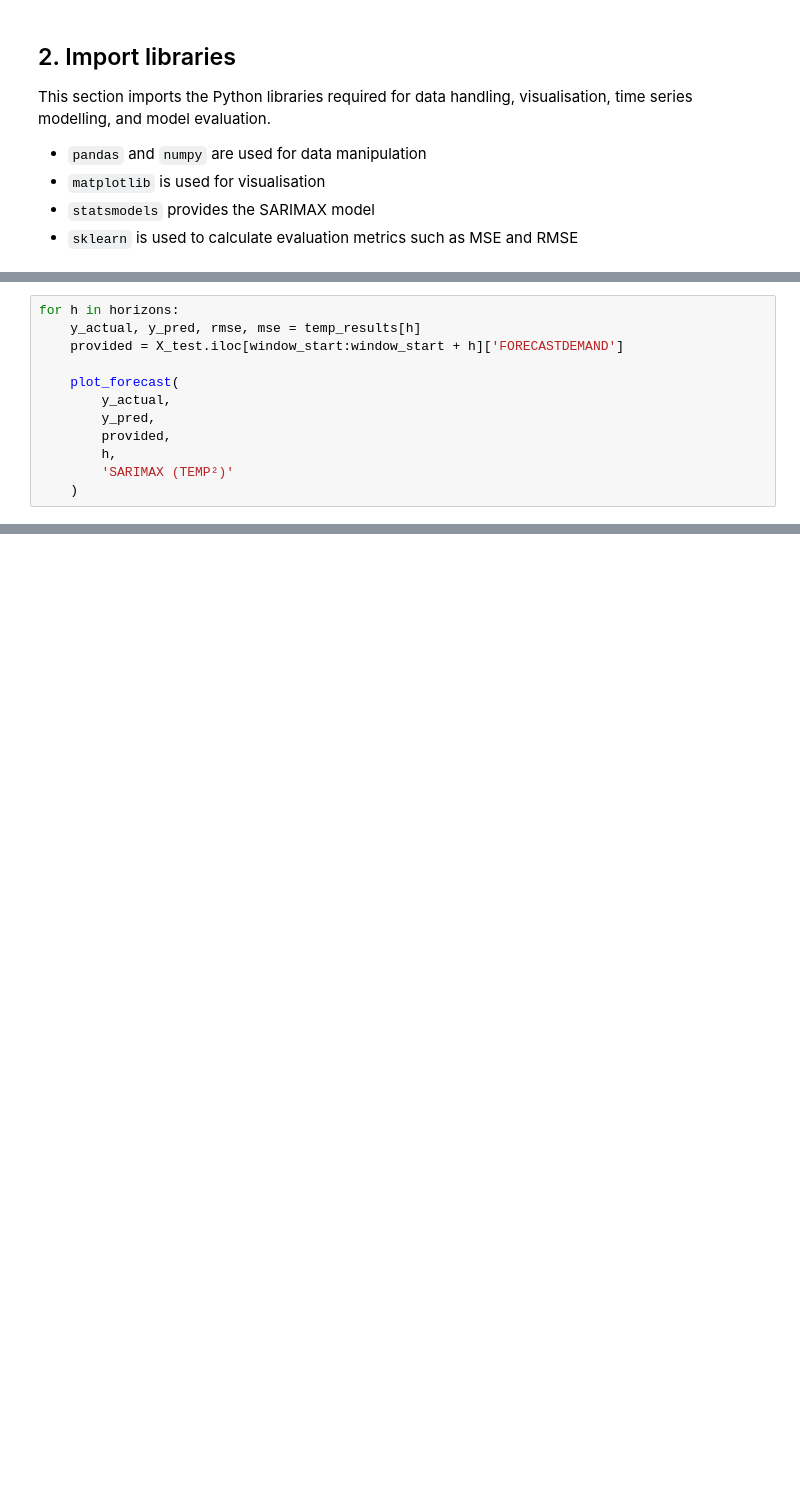
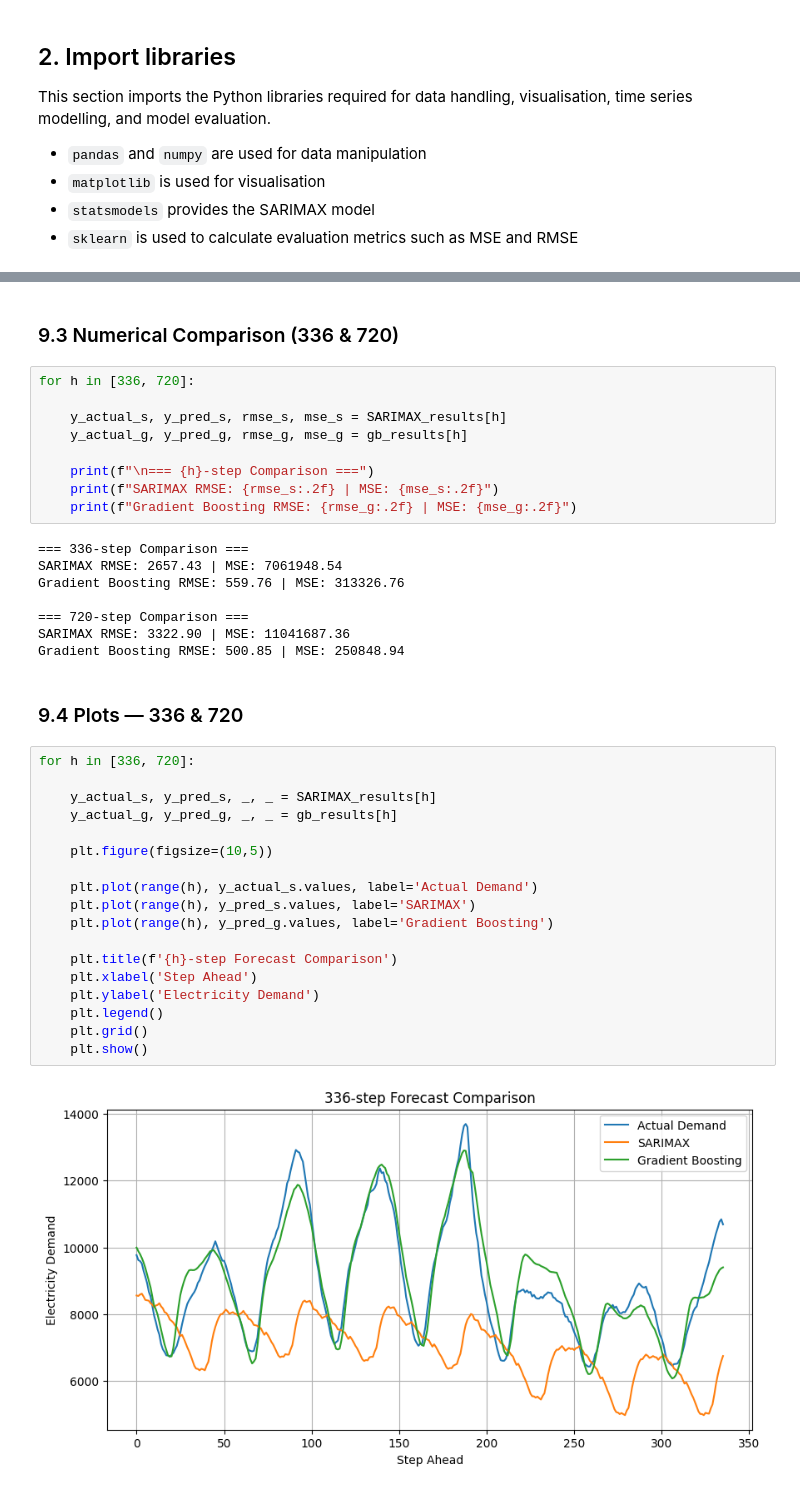
Before and after one commit to laukamkit/capstone_project_GroupA, a Jupyter notebook: src/01_Model_SARIMAX.ipynb, the cells around one changed output, grey strips where cells are left out. Drawn from its saved outputs; the diff is of its cells as text; blank space fills up the shorter version.

```diff
--- a/src/01_Model_SARIMAX.ipynb
+++ b/src/01_Model_SARIMAX.ipynb
@@ -453,12 +312,0 @@ MSE: 80854691.60
-# %%
-for h in horizons:
-    y_actual, y_pred, rmse, mse = temp_results[h]
-    provided = X_test.iloc[window_start:window_start + h]['FORECASTDEMAND']
-
-    plot_forecast(
-        y_actual,
-        y_pred,
-        provided,
-        h,
-        'SARIMAX (TEMP²)'
-    )
@@ -628,0 +584,41 @@ Overall, while SARIMAX provides a useful and interpretable statistical baseline,
+# %% [markdown]
+### 9.3 Numerical Comparison (336 & 720)
+# %%
+for h in [336, 720]:
+
+    y_actual_s, y_pred_s, rmse_s, mse_s = SARIMAX_results[h]
+    y_actual_g, y_pred_g, rmse_g, mse_g = gb_results[h]
+
+    print(f"\n=== {h}-step Comparison ===")
+    print(f"SARIMAX RMSE: {rmse_s:.2f} | MSE: {mse_s:.2f}")
+    print(f"Gradient Boosting RMSE: {rmse_g:.2f} | MSE: {mse_g:.2f}")
+# %% [output]
+=== 336-step Comparison ===
+SARIMAX RMSE: 2657.43 | MSE: 7061948.54
+Gradient Boosting RMSE: 559.76 | MSE: 313326.76
+
+=== 720-step Comparison ===
+SARIMAX RMSE: 3322.90 | MSE: 11041687.36
+Gradient Boosting RMSE: 500.85 | MSE: 250848.94
+# %% [markdown]
+### 9.4 Plots — 336 & 720
+# %%
+for h in [336, 720]:
+
+    y_actual_s, y_pred_s, _, _ = SARIMAX_results[h]
+    y_actual_g, y_pred_g, _, _ = gb_results[h]
+
+    plt.figure(figsize=(10,5))
+
+    plt.plot(range(h), y_actual_s.values, label='Actual Demand')
+    plt.plot(range(h), y_pred_s.values, label='SARIMAX')
+    plt.plot(range(h), y_pred_g.values, label='Gradient Boosting')
+
+    plt.title(f'{h}-step Forecast Comparison')
+    plt.xlabel('Step Ahead')
+    plt.ylabel('Electricity Demand')
+    plt.legend()
+    plt.grid()
+    plt.show()
+# %% [output]
+[figure, added]
```
Also changed, not shown: parts of 48 cells of this notebook.
